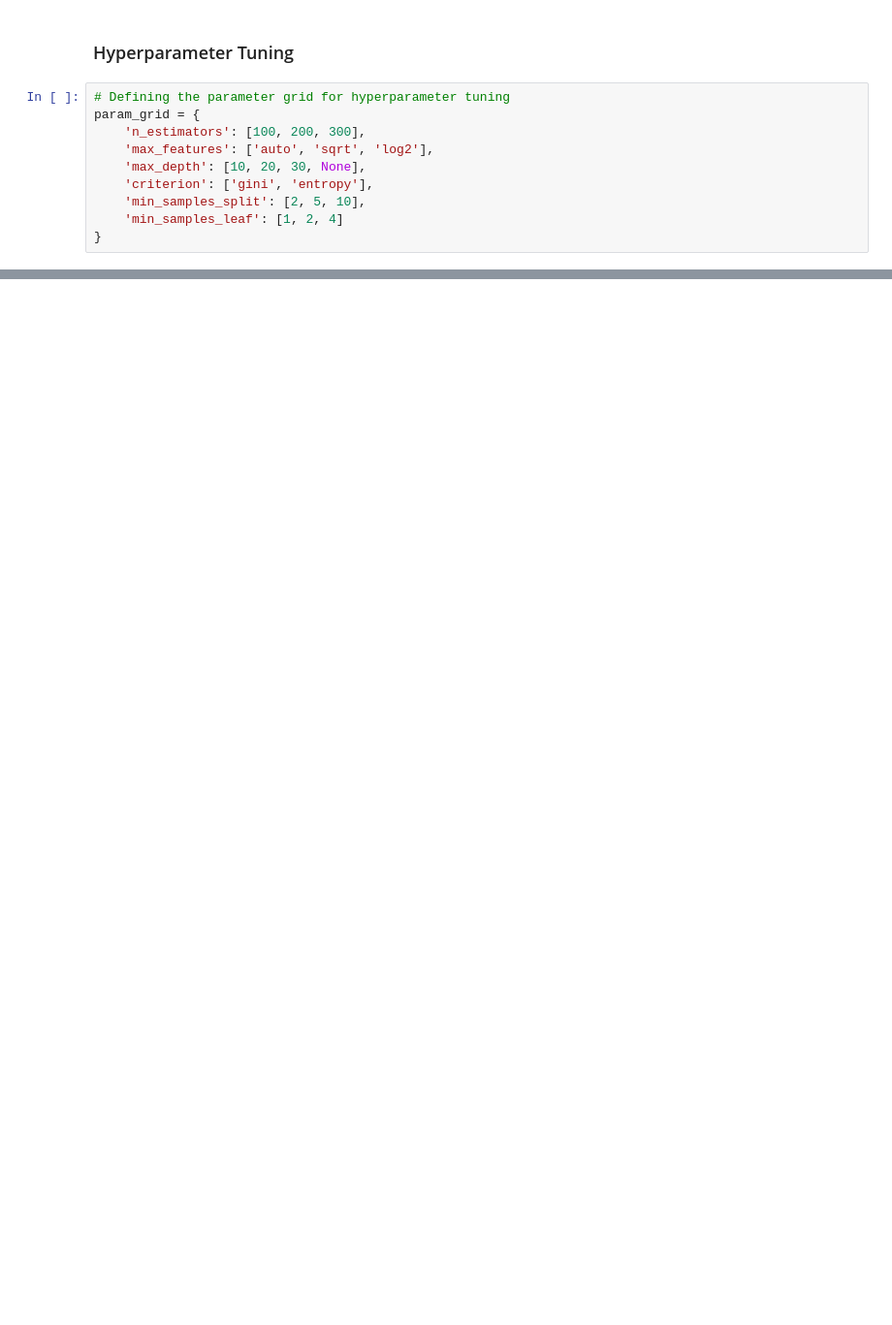
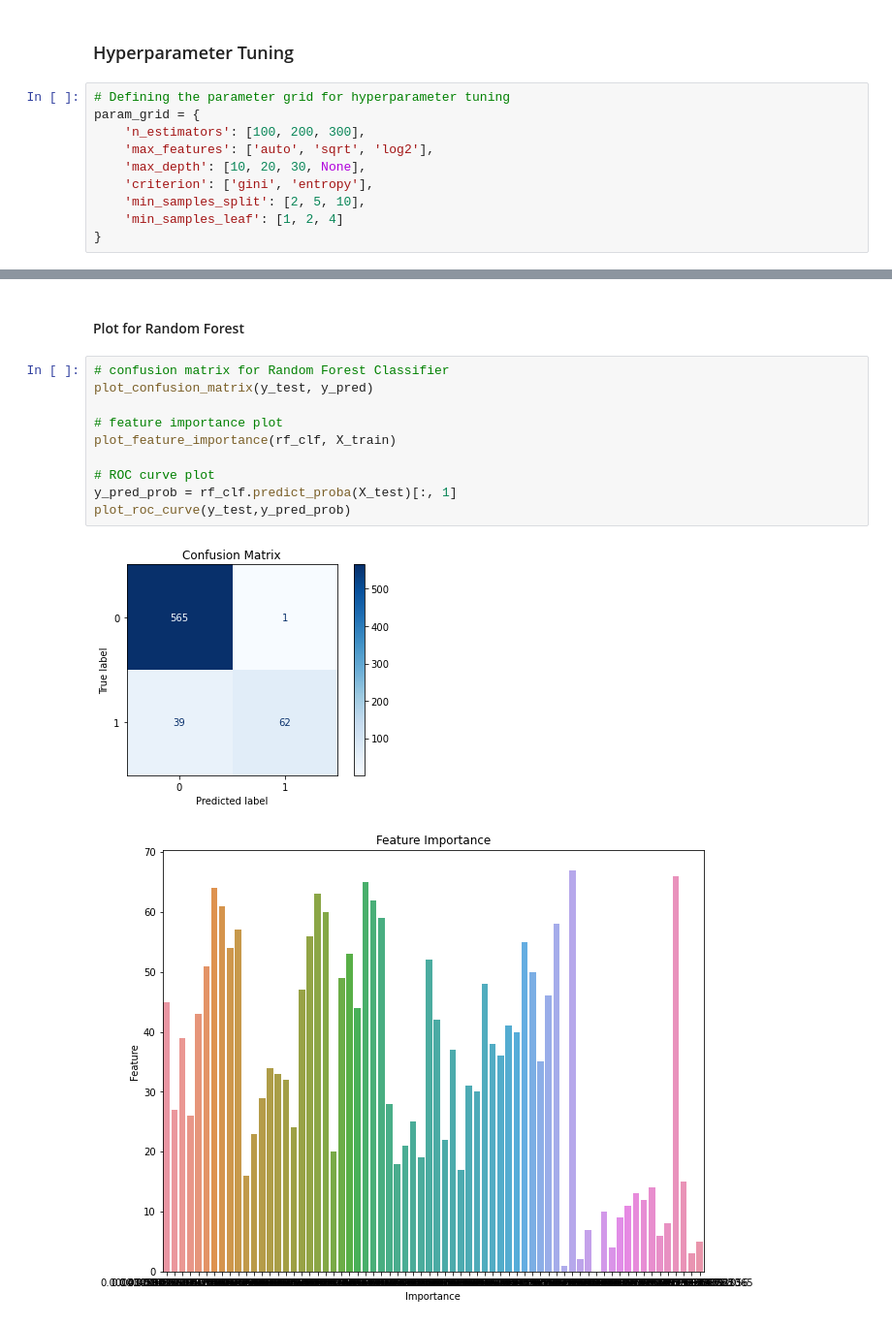
Before and after one commit to Harry-Atulah/phase3_project, a Jupyter notebook: student.ipynb, the cells around one changed output, grey strips where cells are left out. Shown at 97% size. Cells and saved outputs as stored; diff of their text form; blank space fills up the shorter version.

```diff
--- a/student.ipynb
+++ b/student.ipynb
@@ -468,0 +627,15 @@ Feature Importance:
+# %% [markdown]
+#### Plot for Random Forest
+# %%
+# confusion matrix for Random Forest Classifier
+plot_confusion_matrix(y_test, y_pred)
+
+# feature importance plot
+plot_feature_importance(rf_clf, X_train)
+
+# ROC curve plot
+y_pred_prob = rf_clf.predict_proba(X_test)[:, 1]
+plot_roc_curve(y_test,y_pred_prob)
+# %% [output]
+[figure, added]
+[figure, added]
```
Also changed, not shown: parts of 39 cells of this notebook.
